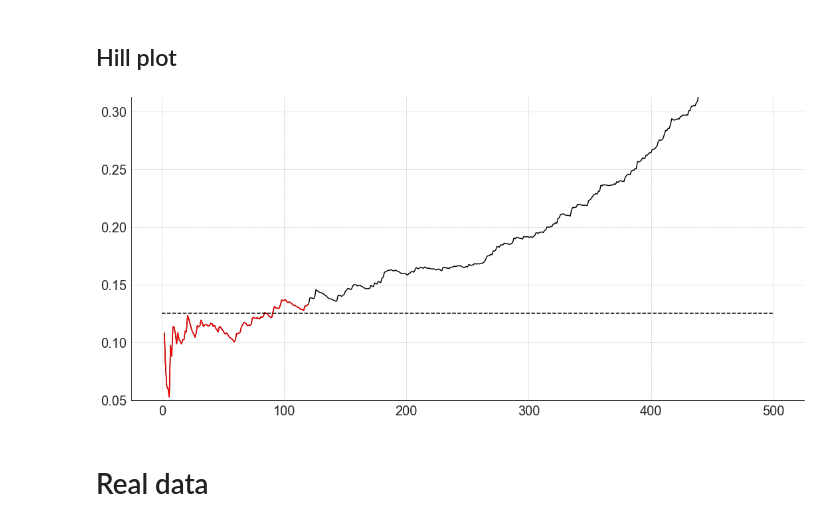
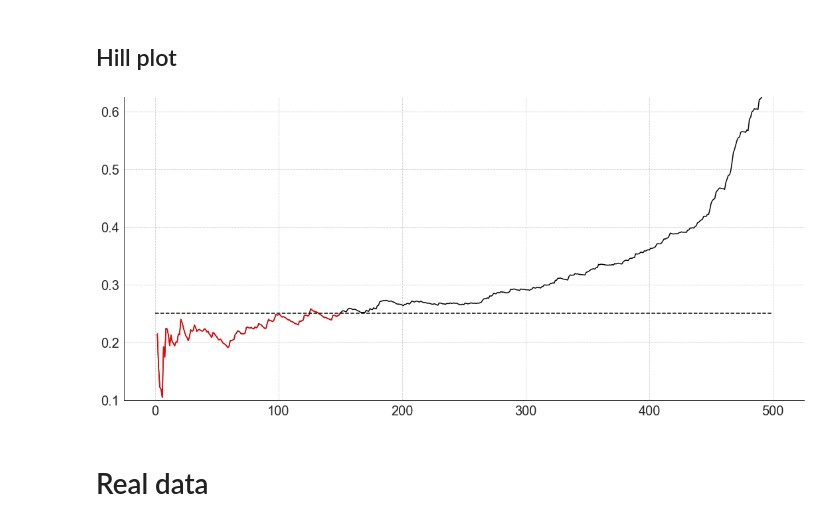
Before and after one commit to michael-allouche/refined-weissman, a Jupyter notebook: revisited_weissman-Notebook.ipynb, the cells around one changed output. Drawn from its saved outputs; the diff is of its cells as text; code cells hidden in the pictures.

Commit message:
update visualization

```diff
--- a/revisited_weissman-Notebook.ipynb
+++ b/revisited_weissman-Notebook.ipynb
@@ -32,11 +35,11 @@ statsviz.evt_quantile_plot(n_replications=1000, params={"evi":0.25, "rho": -0.75
 # %% [markdown]
 ## Hill plot
-# %%
-statsviz.evt_hill_plot(n_replications=1000, params={"evi":0.125, "rho": -1.},
-                           distribution="burr",
-                            n_data=500, n_quantile="n")
-# %% [output]
-[figure, removed]
+# %%
+statsviz.evt_hill_plot(n_replications=1000, params={"evi":0.25, "rho": -2.},
+                           distribution="burr",
+                            n_data=500, n_quantile="n")
+# %% [output]
+[figure, added]
 # %% [markdown]
 # Real data
 # %% [markdown]
```
Also changed, not shown: parts of 4 cells of this notebook, 1 other file.
